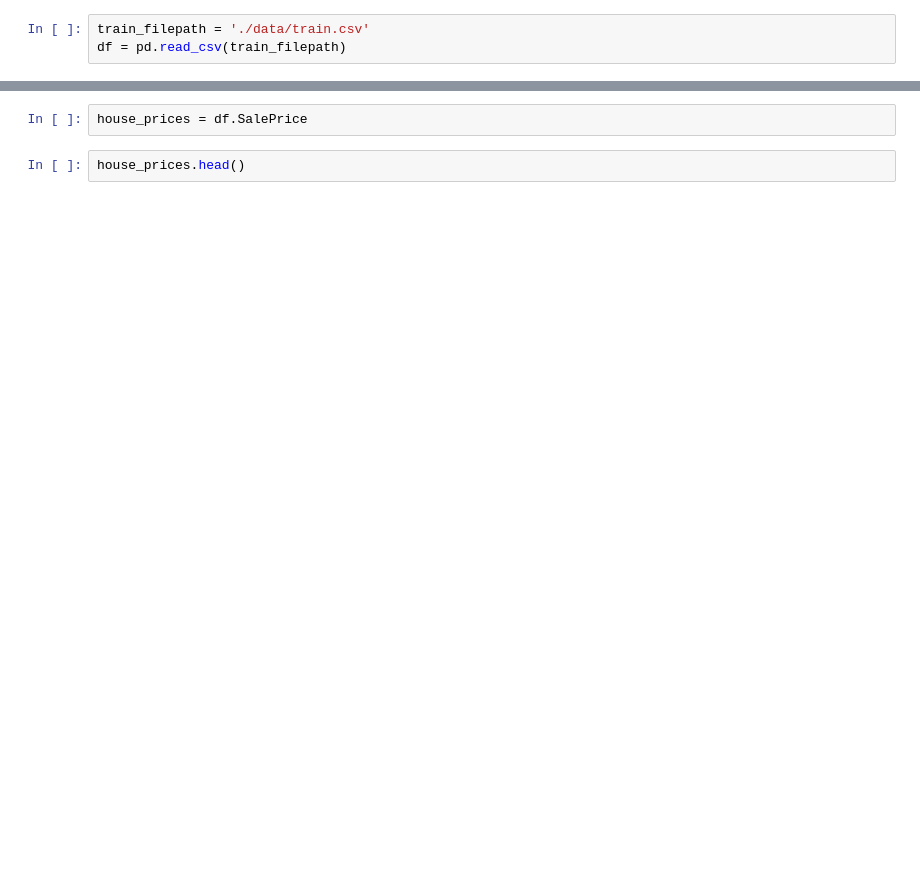
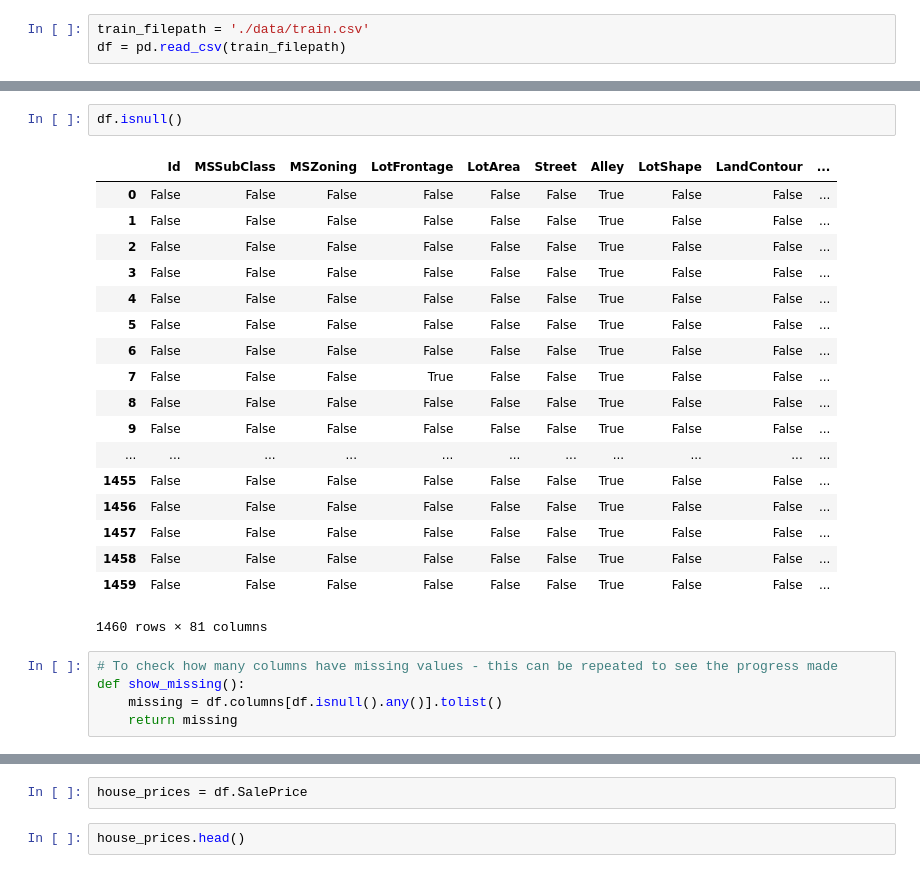
Before and after one commit to riccardolorenzon/kaggle-competitions, a Jupyter notebook: house-prices-prediction/real-estate-prices-prediction.ipynb, the cells around one changed output, grey strips where cells are left out. Cells and saved outputs as stored; diff of their text form; blank space fills up the shorter version.

Commit message:
Add show_missing function to identify columns with None values inside.

```diff
--- a/house-prices-prediction/real-estate-prices-prediction.ipynb
+++ b/house-prices-prediction/real-estate-prices-prediction.ipynb
@@ -20,2 +25,28 @@ df.head()
+# %%
+df.isnull()
+# %% [output]
+|  | Id | MSSubClass | MSZoning | LotFrontage | LotArea | Street | Alley | LotShape | LandContour | ... |
+| 0 | False | False | False | False | False | False | True | False | False | ... |
+| 1 | False | False | False | False | False | False | True | False | False | ... |
+| 2 | False | False | False | False | False | False | True | False | False | ... |
+| 3 | False | False | False | False | False | False | True | False | False | ... |
+| 4 | False | False | False | False | False | False | True | False | False | ... |
+| 5 | False | False | False | False | False | False | True | False | False | ... |
+| 6 | False | False | False | False | False | False | True | False | False | ... |
+| 7 | False | False | False | True | False | False | True | False | False | ... |
+| 8 | False | False | False | False | False | False | True | False | False | ... |
+| 9 | False | False | False | False | False | False | True | False | False | ... |
+| ... | ... | ... | ... | ... | ... | ... | ... | ... | ... | ... |
+| 1455 | False | False | False | False | False | False | True | False | False | ... |
+| 1456 | False | False | False | False | False | False | True | False | False | ... |
+| 1457 | False | False | False | False | False | False | True | False | False | ... |
+| 1458 | False | False | False | False | False | False | True | False | False | ... |
+| 1459 | False | False | False | False | False | False | True | False | False | ... |
+1460 rows × 81 columns
+# %%
+# To check how many columns have missing values - this can be repeated to see the progress made
+def show_missing():
+    missing = df.columns[df.isnull().any()].tolist()
+    return missing
 # %%
 df.describe()
```
Also changed, not shown: parts of 24 cells of this notebook, 1 other file.
